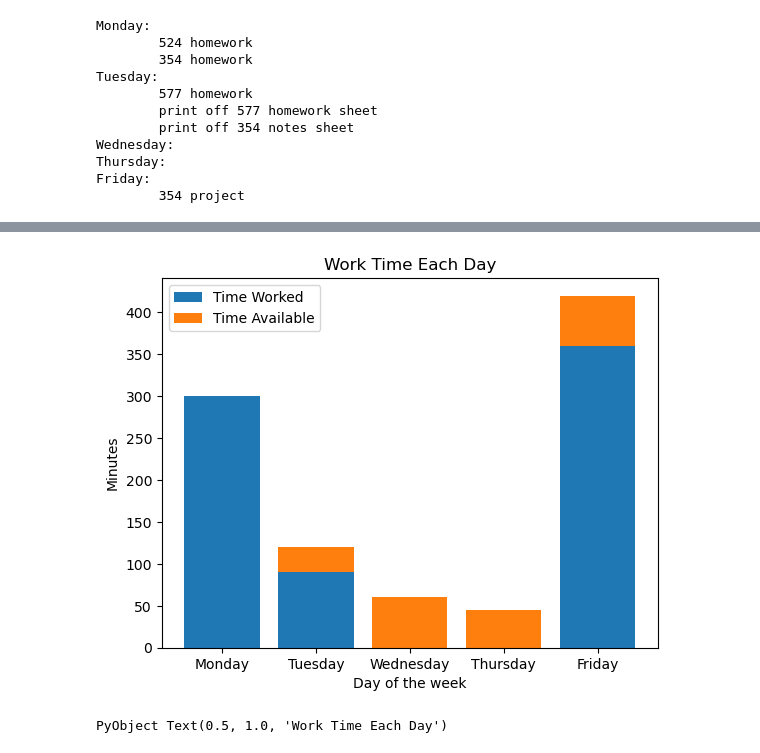
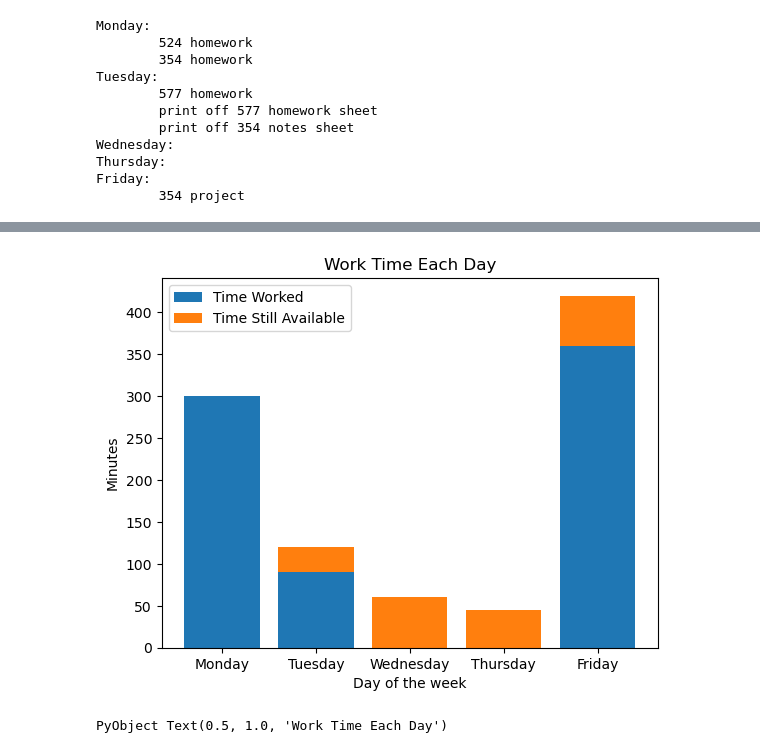
Before and after one commit to lauren-ciha/intro-to-optimization-final-project, a Jupyter notebook: project_report.ipynb, the cells around one changed output, grey strips where cells are left out. Saved outputs shown, nothing was run; the diff lists cells and outputs as text; code cells hidden in the pictures.

```diff
--- a/project_report.ipynb
+++ b/project_report.ipynb
@@ -399,23 +394,23 @@ Graphs illustrating what the clusters are?
 # %%
 # How much time is allocated per day?
 using PyPlot
 
 total_work_time = []
 above = []
 
 for j=1:length(available_work_time)
     push!(total_work_time, sum( D[i,j]*durations[i] for i=1:num_tasks ) )
     push!(above, available_work_time[j] - sum( D[i,j]*durations[i] for i=1:num_tasks ) )
 end
 
 plt.bar(days, total_work_time, label="Time Worked")
-plt.bar(days, above, bottom=total_work_time, label="Time Available")
+plt.bar(days, above, bottom=total_work_time, label="Time Still Available")
 plt.ylabel("Minutes")
 plt.xlabel("Day of the week")
 
 plt.legend()
 
 plt.title("Work Time Each Day")
 # %% [output]
-[figure, old version]
+[figure, new version]
 PyObject Text(0.5, 1.0, 'Work Time Each Day')
```
Also changed, not shown: parts of 18 cells of this notebook, 2 other files.
